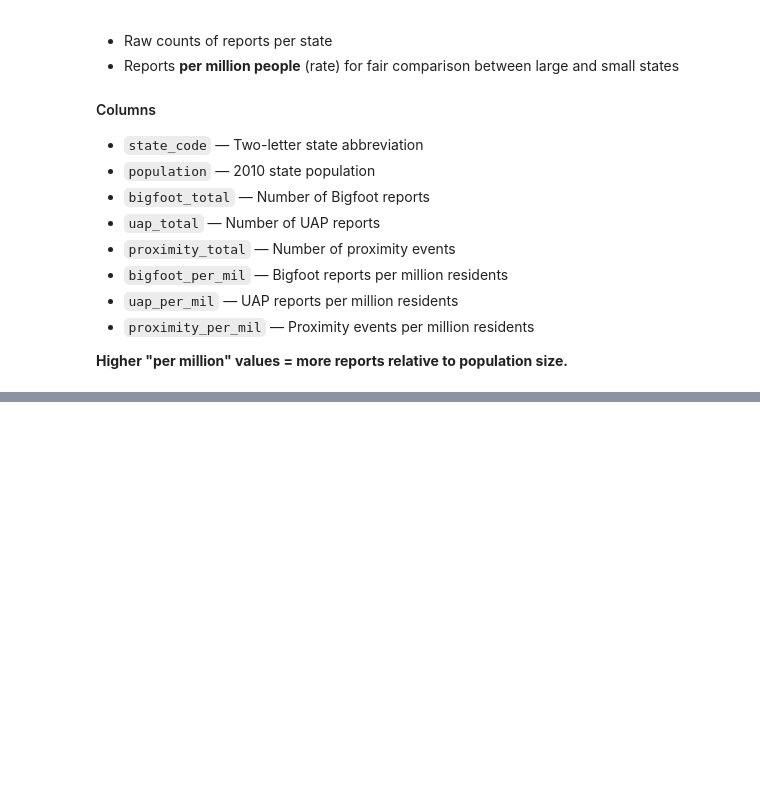
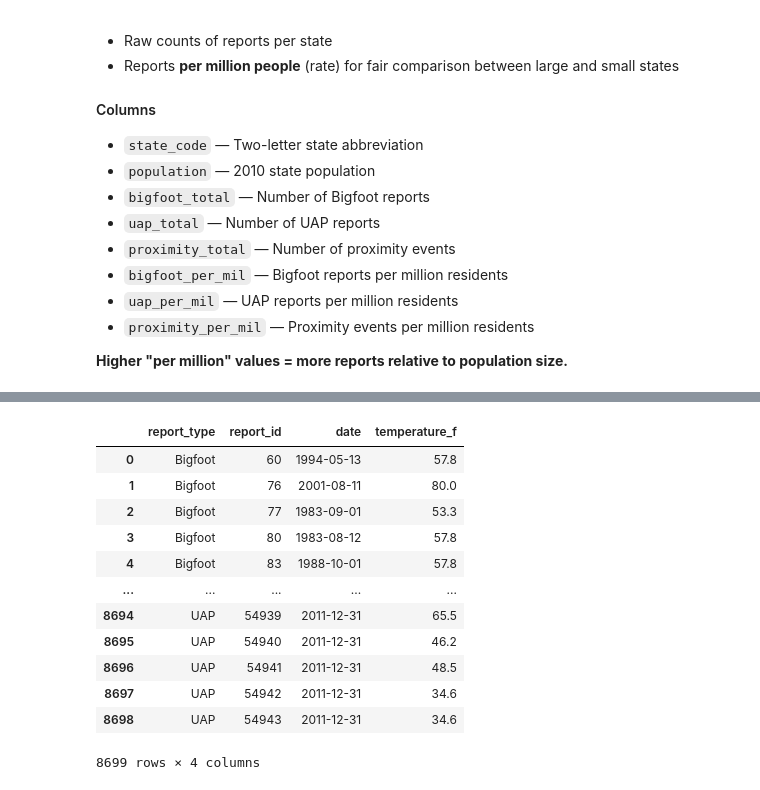
Before and after one commit to wslider/anomalous-sightings-archive, a Jupyter notebook: notebooks/anomalous_sightings_analysis.ipynb, the cells around one changed output, grey strips where cells are left out. Cells and saved outputs as stored; diff of their text form; code cells hidden in the pictures; blank space fills up the shorter version.

Commit message:
added final output for processed uap weather data and improvements on the weather fetch loop in notebooks/anomalous_sightings-archive.ipynb

```diff
--- a/notebooks/anomalous_sightings_analysis.ipynb
+++ b/notebooks/anomalous_sightings_analysis.ipynb
@@ -1802,3 +1837,46 @@ states_result
 | 48 | WI | 5690538 | 75 | 1309 | 3 | 13.18 | 230.03 | ... |
 | 49 | WV | 1854265 | 96 | 493 | 3 | 51.77 | 265.87 | ... |
 | 50 | WY | 564531 | 14 | 191 | 0 | 24.80 | 338.33 | ... |
+# %%
+sighting_temp_query = """
+
+SELECT
+    'Bigfoot' as report_type,
+    bf_id as report_id,
+    full_date as date,
+    temperature_mid as temperature_f
+FROM
+    bigfoot_reports
+
+UNION ALL
+
+SELECT
+    'UAP' as report_type,
+    w.uap_id as report_id,
+    u.full_date as date,
+    w.temperature_f as temperature_f
+FROM
+    us_uap_2011_weather w
+INNER JOIN
+    uap_reports u
+ON
+    w.uap_id = u.uap_id
+
+"""
+
+sighting_temp_result = pd.read_sql(sighting_temp_query, connection)
+sighting_temp_result
+# %% [output]
+|  | report_type | report_id | date | temperature_f |
+| 0 | Bigfoot | 60 | 1994-05-13 | 57.8 |
+| 1 | Bigfoot | 76 | 2001-08-11 | 80.0 |
+| 2 | Bigfoot | 77 | 1983-09-01 | 53.3 |
+| 3 | Bigfoot | 80 | 1983-08-12 | 57.8 |
+| 4 | Bigfoot | 83 | 1988-10-01 | 57.8 |
+| ... | ... | ... | ... | ... |
+| 8694 | UAP | 54939 | 2011-12-31 | 65.5 |
+| 8695 | UAP | 54940 | 2011-12-31 | 46.2 |
+| 8696 | UAP | 54941 | 2011-12-31 | 48.5 |
+| 8697 | UAP | 54942 | 2011-12-31 | 34.6 |
+| 8698 | UAP | 54943 | 2011-12-31 | 34.6 |
+8699 rows × 4 columns
```
Also changed, not shown: parts of 4 cells of this notebook, 5 other files.
